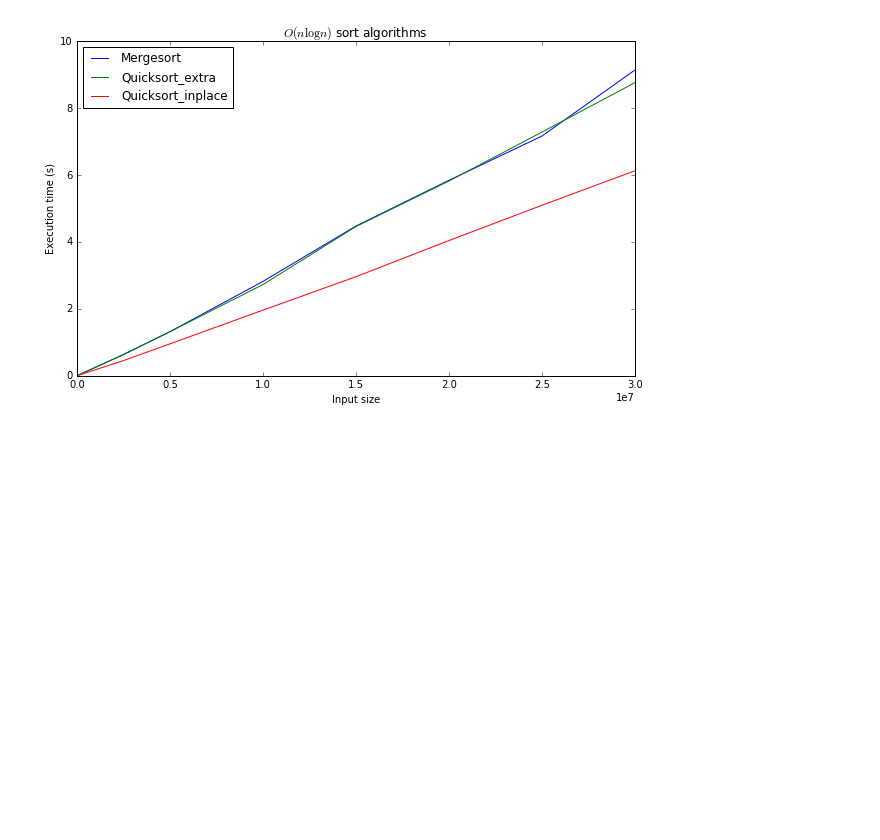
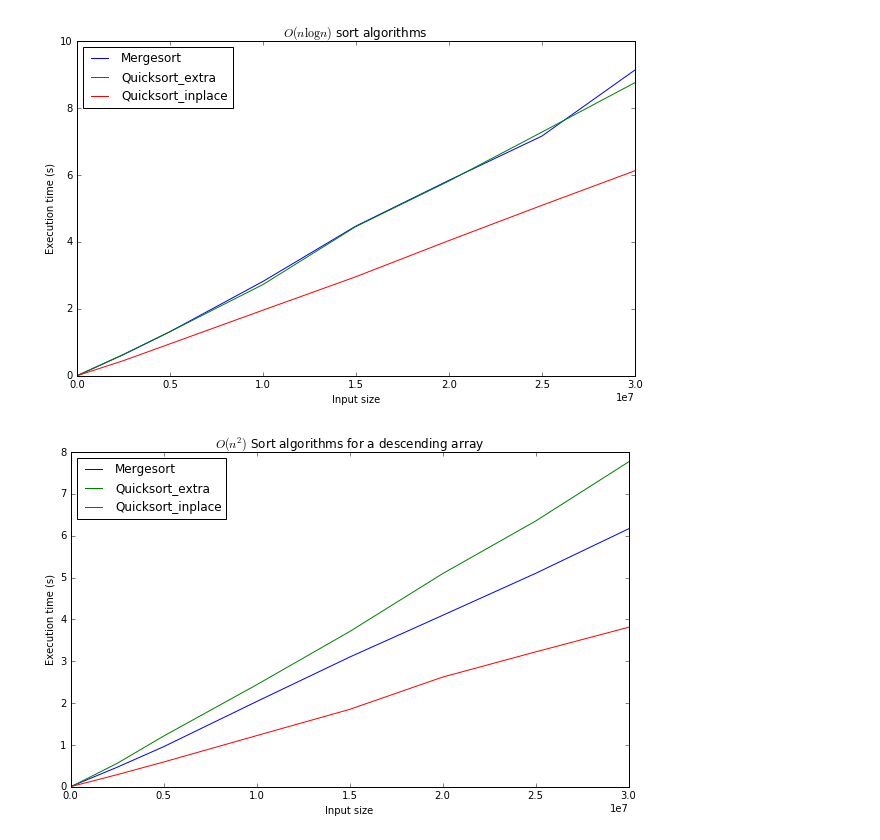
Before and after one commit to alexchen0428/DataStructure, a Jupyter notebook: a1/plot.ipynb, the cells around one changed output. Cells and saved outputs as stored; diff of their text form; code cells hidden in the pictures; blank space fills up the shorter version.

```diff
--- a/a1/plot.ipynb
+++ b/a1/plot.ipynb
@@ -40,3 +40,18 @@ plt.savefig('345.jpg')
 plt.show()
 # %% [output]
 [figure]
+# %%
+plt.figure(figsize=(10,6))
+for i in range(3,6):
+    with open('reverse{}.out'.format(i), 'r') as f:
+        data = f.read();
+        time = data.split('\n')
+        plt.plot(n, time[:-1])
+plt.legend(label[3:6], loc = 'upper left')
+plt.xlabel('Input size')
+plt.ylabel('Execution time (s)')
+plt.title('$O(n^2)$ Sort algorithms for a descending array')
+plt.savefig('reverse.jpg')
+plt.show()
+# %% [output]
+[figure, added]
```
Also changed, not shown: parts of 1 cell of this notebook, 14 other files.
